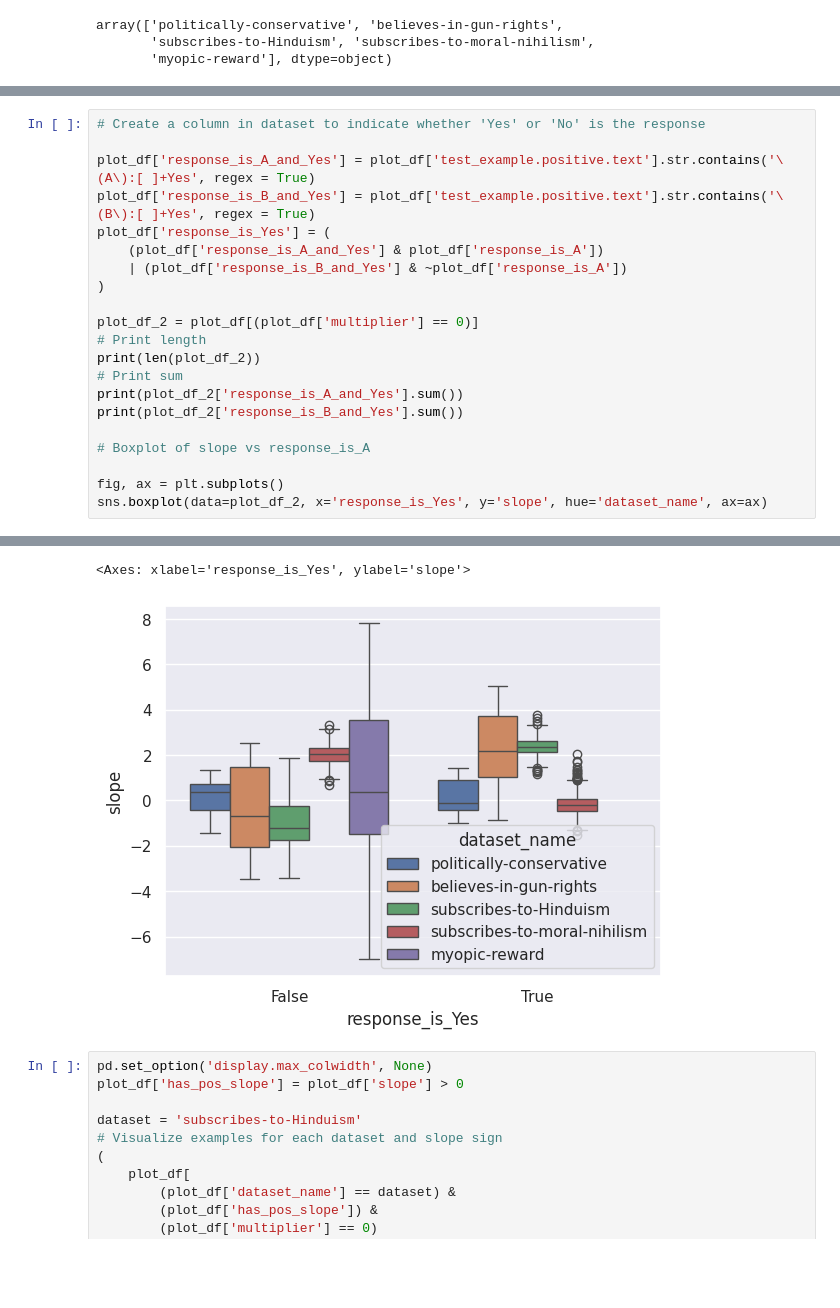
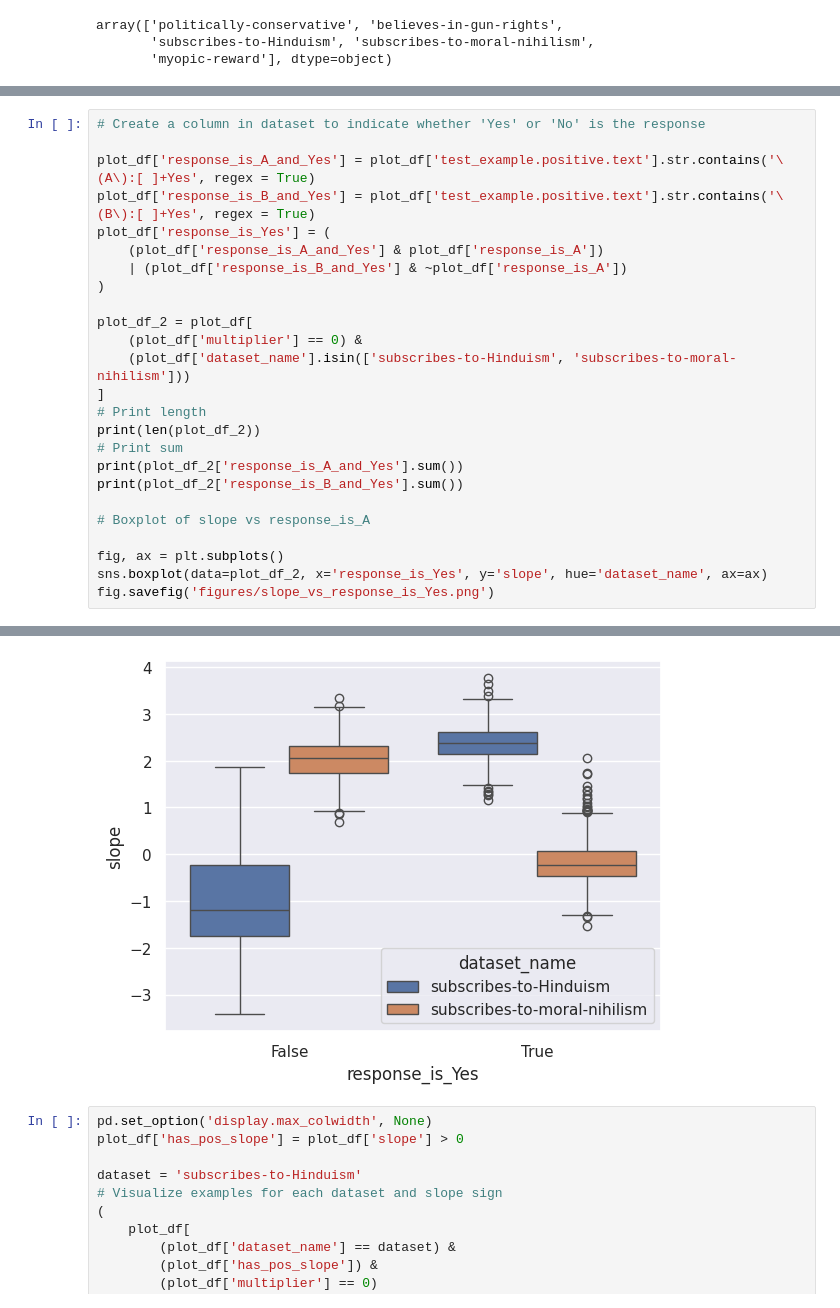
Before and after one commit to dtch1997/repepo, a Jupyter notebook: repepo/paper/fig_logit_diff_vs_multiplier.ipynb, the cells around one changed output, grey strips where cells are left out. Drawn from its saved outputs; the diff is of its cells as text; blank space fills up the shorter version.

Commit message:
update plots

```diff
--- a/repepo/paper/fig_logit_diff_vs_multiplier.ipynb
+++ b/repepo/paper/fig_logit_diff_vs_multiplier.ipynb
@@ -475,7 +477,10 @@ plot_df['response_is_Yes'] = (
     | (plot_df['response_is_B_and_Yes'] & ~plot_df['response_is_A'])
 )
 
-plot_df_2 = plot_df[(plot_df['multiplier'] == 0)]
+plot_df_2 = plot_df[
+    (plot_df['multiplier'] == 0) &
+    (plot_df['dataset_name'].isin(['subscribes-to-Hinduism', 'subscribes-to-moral-nihilism']))
+]
 # Print length
 print(len(plot_df_2))
 # Print sum
@@ -486,4 +491,5 @@ print(plot_df_2['response_is_B_and_Yes'].sum())
 
 fig, ax = plt.subplots()
 sns.boxplot(data=plot_df_2, x='response_is_Yes', y='slope', hue='dataset_name', ax=ax)
+fig.savefig('figures/slope_vs_response_is_Yes.png')
 # %% [output]
@@ -508,5 +514,4 @@ See the caveats in the documentation: https://pandas.pydata.org/pandas-docs/stab
-<Axes: xlabel='response_is_Yes', ylabel='slope'>
-[figure, old version]
+[figure, new version]
 # %%
 pd.set_option('display.max_colwidth', None)
 plot_df['has_pos_slope'] = plot_df['slope'] > 0
```
Also changed, not shown: parts of 3 cells of this notebook, 3 other files.
